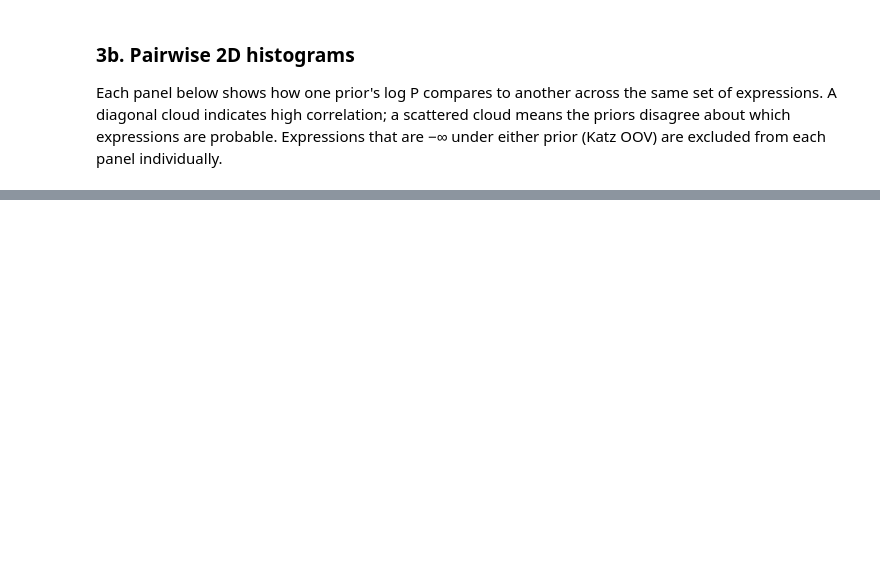
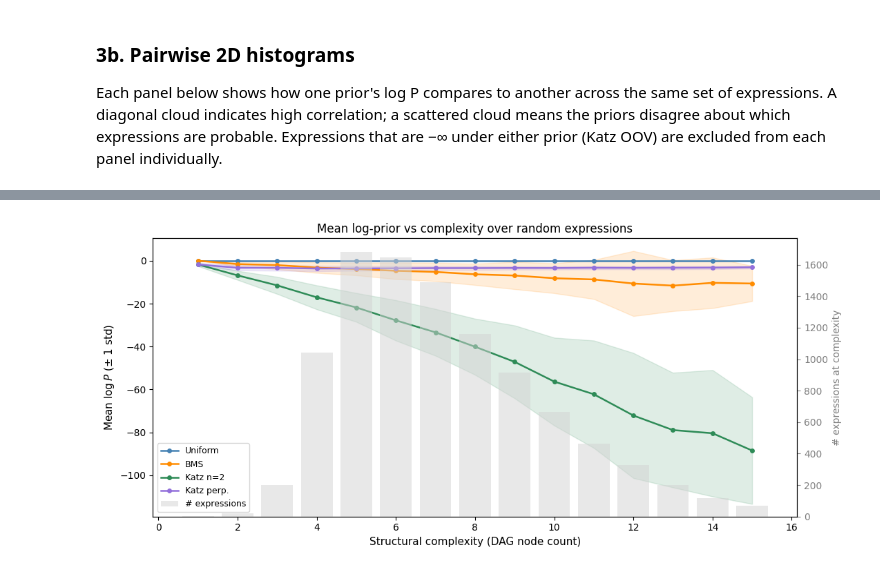
Before and after one commit to nasa/pysips, a Jupyter notebook: demos/compare_priors.ipynb, the cells around one changed output, grey strips where cells are left out. Drawn from its saved outputs; the diff is of its cells as text; code cells hidden in the pictures; blank space fills up the shorter version.

```diff
--- a/demos/compare_priors.ipynb
+++ b/demos/compare_priors.ipynb
@@ -290,0 +320,57 @@ Pearson r(BMS, Katz n=2) on 10000 finite expressions: 0.7482
+# %%
+complexity_vals = np.array([ag.complexity for ag in agraphs])
+unique_complexities = np.sort(np.unique(complexity_vals))
+
+# For each prior, compute mean (and std) log P at each complexity level,
+# skipping -inf values so they don't drag the mean down artificially.
+mean_by_complexity = {}
+std_by_complexity  = {}
+for name, lp in scores.items():
+    means, stds = [], []
+    for c in unique_complexities:
+        mask = (complexity_vals == c) & np.isfinite(lp)
+        if mask.sum() > 0:
+            means.append(lp[mask].mean())
+            stds.append(lp[mask].std())
+        else:
+            means.append(np.nan)
+            stds.append(np.nan)
+    mean_by_complexity[name] = np.array(means)
+    std_by_complexity[name]  = np.array(stds)
+
+# Count expressions per complexity bin (for the secondary axis)
+counts_per_complexity = np.array([(complexity_vals == c).sum() for c in unique_complexities])
+
+fig, ax1 = plt.subplots(figsize=(11, 5))
+ax2 = ax1.twinx()
+
+prior_colors = {"Uniform": "steelblue", "BMS": "darkorange",
+                "Katz n=2": "seagreen", "Katz perp.": "mediumpurple"}
+
+for name, means in mean_by_complexity.items():
+    stds = std_by_complexity[name]
+    clr  = prior_colors[name]
+    valid = ~np.isnan(means)
+    ax1.plot(unique_complexities[valid], means[valid], marker="o", markersize=4,
+             color=clr, label=name, linewidth=1.8)
+    ax1.fill_between(unique_complexities[valid],
+                     (means - stds)[valid], (means + stds)[valid],
+                     color=clr, alpha=0.15)
+
+ax2.bar(unique_complexities, counts_per_complexity, color="lightgrey",
+        edgecolor="none", alpha=0.5, label="# expressions")
+ax2.set_ylabel("# expressions at complexity", fontsize=10, color="grey")
+ax2.tick_params(axis="y", colors="grey")
+
+ax1.set_xlabel("Structural complexity (DAG node count)", fontsize=11)
+ax1.set_ylabel(r"Mean $\log P$ (± 1 std)", fontsize=11)
+ax1.set_title("Mean log-prior vs complexity over random expressions", fontsize=12)
+
+lines1, labels1 = ax1.get_legend_handles_labels()
+lines2, labels2 = ax2.get_legend_handles_labels()
+ax1.legend(lines1 + lines2, labels1 + labels2, fontsize=9, loc="lower left")
+
+plt.tight_layout()
+plt.show()
+# %% [output]
+[figure, added]
```
Also changed, not shown: parts of 25 cells of this notebook, 3 other files.
